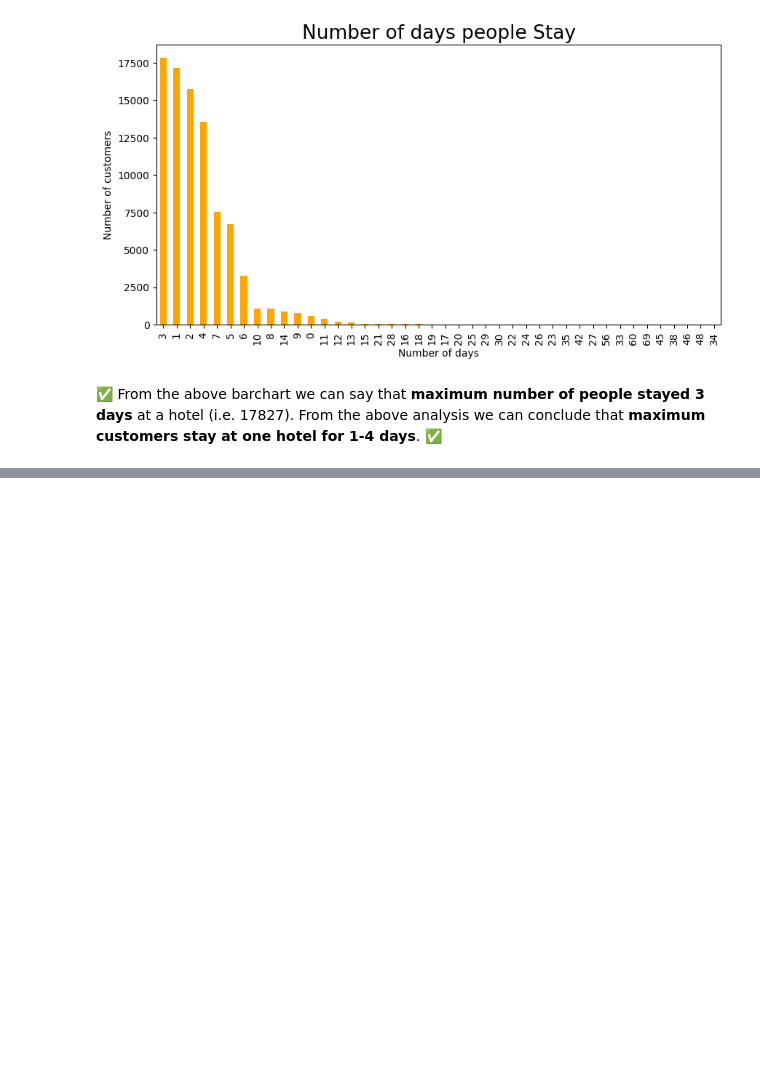
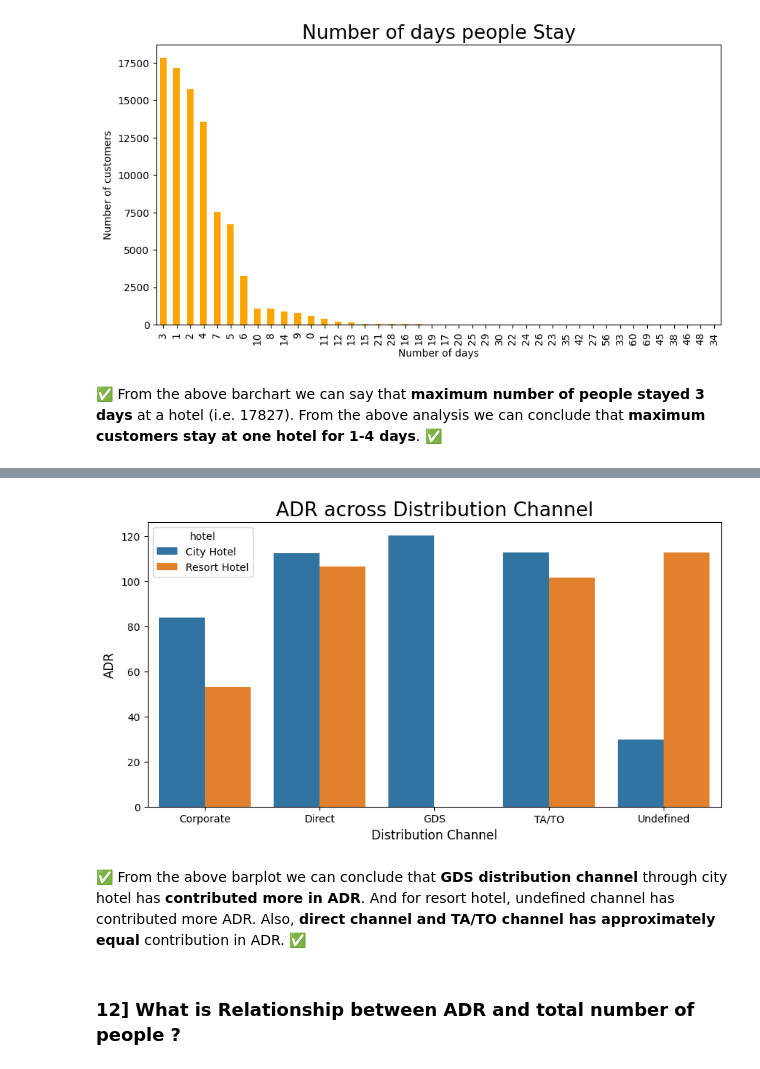
Before and after one commit to ish-war/Hotel-Booking-Analysis, a Jupyter notebook: Hotel_Booking_Analysis.ipynb, the cells around one changed output, grey strips where cells are left out. Drawn from its saved outputs; the diff is of its cells as text; code cells hidden in the pictures; blank space fills up the shorter version.

```diff
--- a/Hotel_Booking_Analysis.ipynb
+++ b/Hotel_Booking_Analysis.ipynb
@@ -562,0 +602,4 @@ plt.show()
+# %%
+#  Visualization code
+distribution_channel = df1.groupby(['distribution_channel','hotel'])['adr'].mean().reset_index()
+distribution_channel
@@ -562,0 +617,14 @@ plt.show()
+# %%
+#  Visualization using Barplot
+
+sns.barplot(x= 'distribution_channel', y= 'adr', data= distribution_channel, hue= 'hotel')
+plt.title('ADR across Distribution Channel', fontsize = 19)
+plt.xlabel('Distribution Channel', fontsize = 12)
+plt.ylabel('ADR', fontsize = 12)
+plt.show()
+# %% [output]
+[figure, added]
+# %% [markdown]
+✅ From the above barplot we can conclude that **GDS distribution channel** through city hotel has **contributed more in ADR**. And for resort hotel, undefined channel has contributed more ADR. Also, **direct channel and TA/TO channel has approximately equal** contribution in ADR. ✅
+# %% [markdown]
+### 12] What is Relationship between ADR and total number of people ?
```
Also changed, not shown: parts of 34 cells of this notebook.
